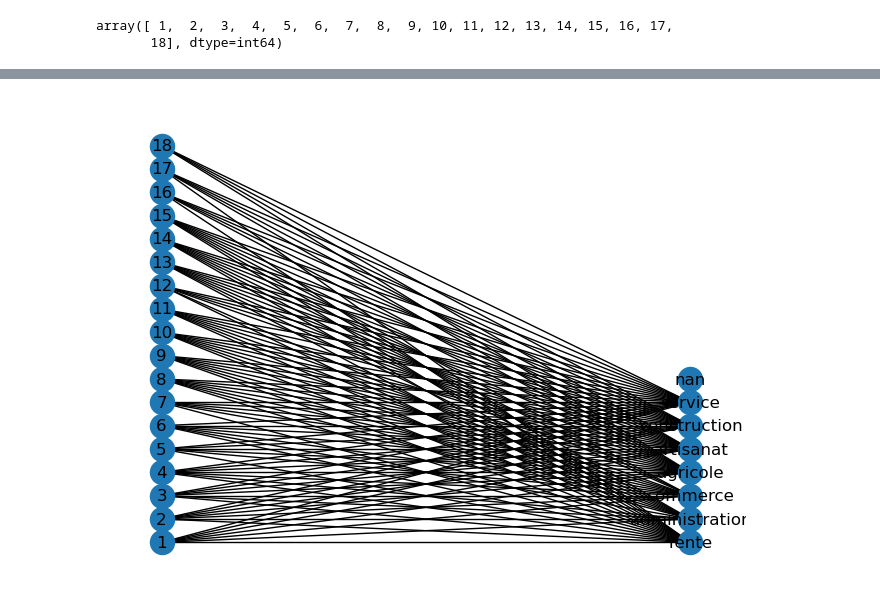
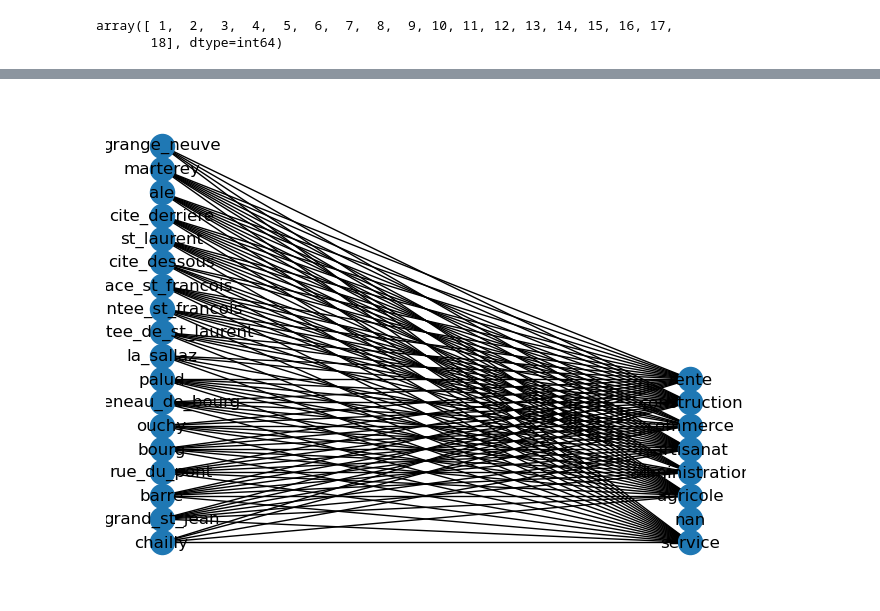
Before and after one commit to ozan-guven/HUM-450-Project, a Jupyter notebook: data/networks/bipartite_division_type_metiers/network_origins.ipynb, the cells around one changed output, grey strips where cells are left out. Drawn from its saved outputs; the diff is of its cells as text; code cells hidden in the pictures.

```diff
--- a/data/networks/bipartite_division_type_metiers/network_origins.ipynb
+++ b/data/networks/bipartite_division_type_metiers/network_origins.ipynb
@@ -68,33 +68,33 @@ nx.write_gexf(G, "bipartite_divisions_type_metiers.gexf")
 # %%
 # Create a bipartite graph
 B = nx.Graph()
 
 # Add the streets as nodes with the 'bipartite' attribute set to 0
-streets = set(recensement['division'])
+streets = set(recensement['division_name'])
 B.add_nodes_from(streets, bipartite=0)
 
 # Add the job categories as nodes with the 'bipartite' attribute set to 1
 job_categories = set(recensement['chef_vocation_class'])
 B.add_nodes_from(job_categories, bipartite=1)
 
 # Add the edges between the streets and job categories
-edge_data = recensement.groupby(['division', 'chef_vocation_class']).size().reset_index().values.tolist()
+edge_data = recensement.groupby(['division_name', 'chef_vocation_class']).size().reset_index().values.tolist()
 B.add_weighted_edges_from(edge_data, weight='weight')
 
 # Get the sets of nodes in each bipartite set
 streets = {n for n, d in B.nodes(data=True) if d['bipartite'] == 0}
 job_categories = set(B) - streets
 
 # Define the position of each node
 pos = dict()
 pos.update((n, (1, i)) for i, n in enumerate(streets))
 pos.update((n, (2, i)) for i, n in enumerate(job_categories))
 
 # Draw the graph
 nx.draw(B, pos=pos, with_labels=True)
 plt.show()
 # %% [output]
-[figure, old version]
+[figure, new version]
 # %%
 # Load the CSV file into a Pandas DataFrame
 df = pd.read_csv("./bipartite_divisions_type_metiers.csv")
```
Also changed, not shown: parts of 3 cells of this notebook, 11 other files.
